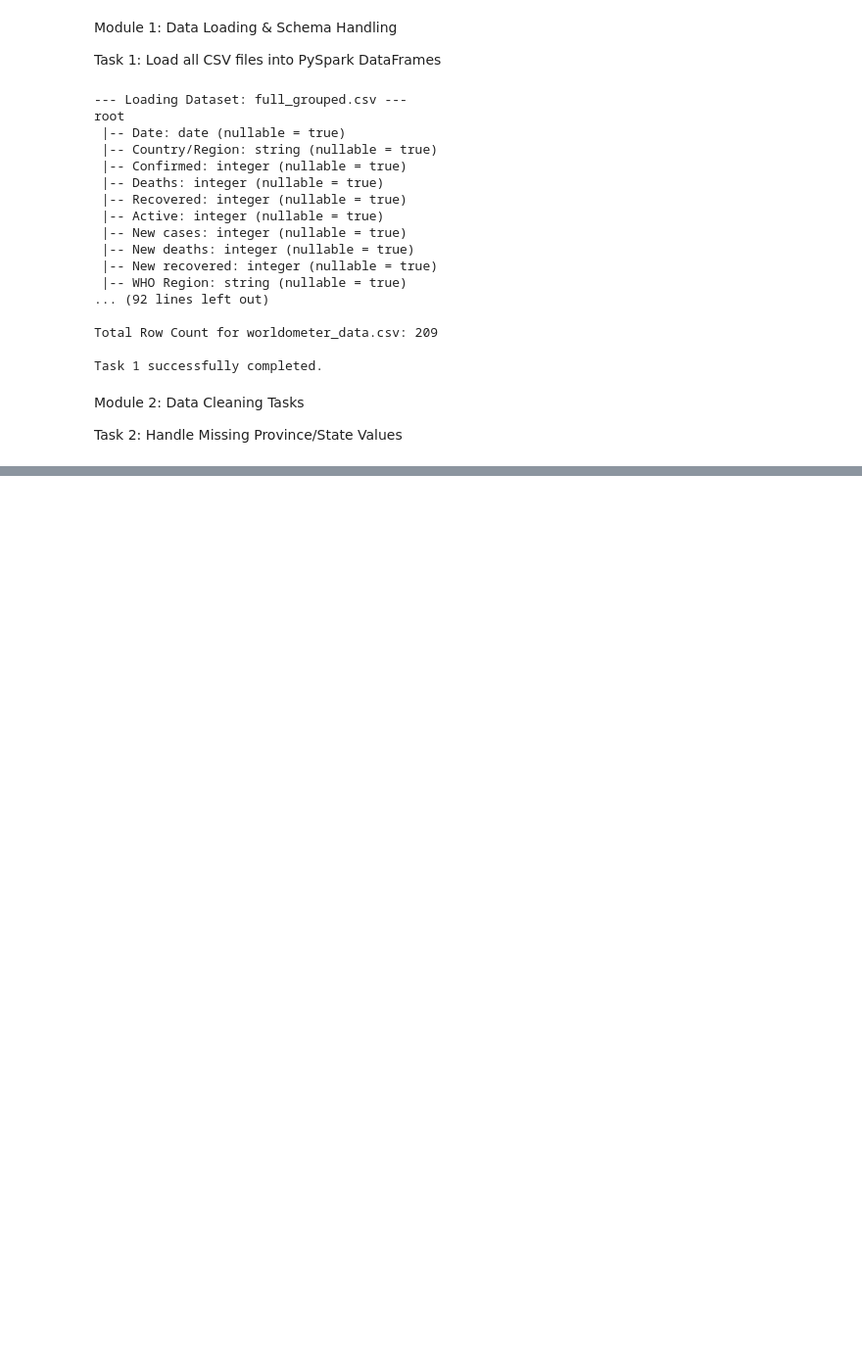
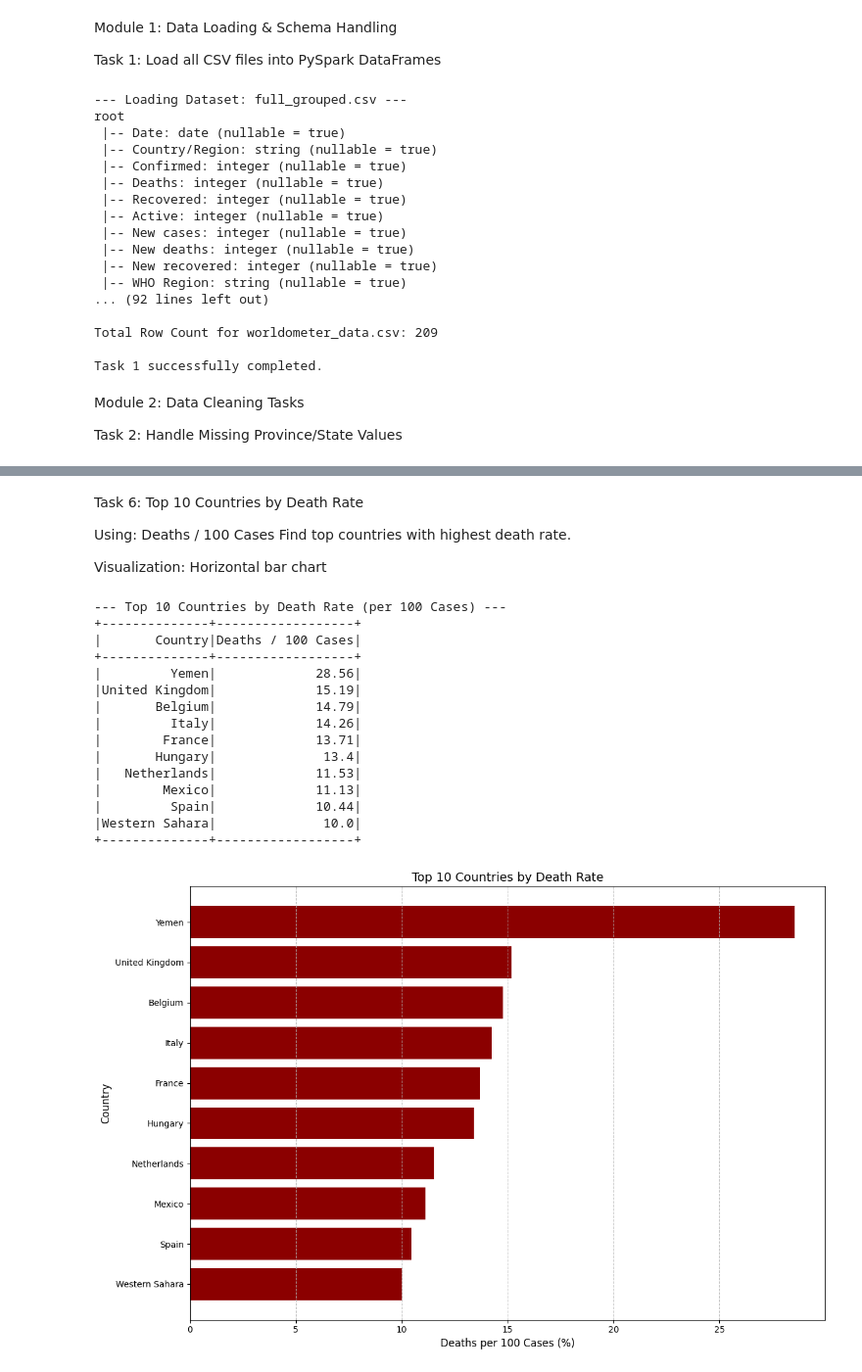
Before and after one commit to DP870/PySpark_Covid_Data_Analysis, a Jupyter notebook: spark.ipynb, the cells around one changed output, grey strips where cells are left out. Shown at 98% size. Saved outputs shown, nothing was run; the diff lists cells and outputs as text; code cells hidden in the pictures; blank space fills up the shorter version.

```diff
--- a/spark.ipynb
+++ b/spark.ipynb
@@ -148,0 +330,57 @@ Remaining Nulls in Province/State: 0
+# %% [markdown]
+Task 6: Top 10 Countries by Death Rate
+
+Using:
+Deaths / 100 Cases
+Find top countries with highest death rate.
+
+Visualization:
+Horizontal bar chart
+# %%
+from pyspark.sql.functions import col
+import matplotlib.pyplot as plt
+
+# 1. Load the country-wise latest dataset
+df_country_wise = spark.read.csv("country_wise_latest.csv", header=True, inferSchema=True)
+
+# 2. Select and Sort by Death Rate (Deaths / 100 Cases)
+# Concept: orderBy() and limit()
+df_death_rate = df_country_wise.select(col("Country/Region").alias("Country"), "Deaths / 100 Cases") \
+    .orderBy(col("Deaths / 100 Cases").desc()) \
+    .limit(10)
+
+# 3. Output the table results
+print("--- Top 10 Countries by Death Rate (per 100 Cases) ---")
+df_death_rate.show()
+
+# 4. Visualization: Horizontal Bar Chart
+pandas_death_df = df_death_rate.toPandas()
+
+plt.figure(figsize=(12, 8))
+# Note: We reverse the dataframe for plotting so the highest value is at the top
+plt.barh(pandas_death_df["Country"][::-1], pandas_death_df["Deaths / 100 Cases"][::-1], color='darkred')
+plt.xlabel("Deaths per 100 Cases (%)", fontsize=12)
+plt.ylabel("Country", fontsize=12)
+plt.title("Top 10 Countries by Death Rate", fontsize=14)
+plt.grid(axis='x', linestyle='--', alpha=0.7)
+plt.tight_layout()
+
+# Save or display the plot
+plt.show()
+# %% [output]
+--- Top 10 Countries by Death Rate (per 100 Cases) ---
++--------------+------------------+
+|       Country|Deaths / 100 Cases|
++--------------+------------------+
+|         Yemen|             28.56|
+|United Kingdom|             15.19|
+|       Belgium|             14.79|
+|         Italy|             14.26|
+|        France|             13.71|
+|       Hungary|              13.4|
+|   Netherlands|             11.53|
+|        Mexico|             11.13|
+|         Spain|             10.44|
+|Western Sahara|              10.0|
++--------------+------------------+
+[figure, added]
```
Also changed, not shown: parts of 42 cells of this notebook.
